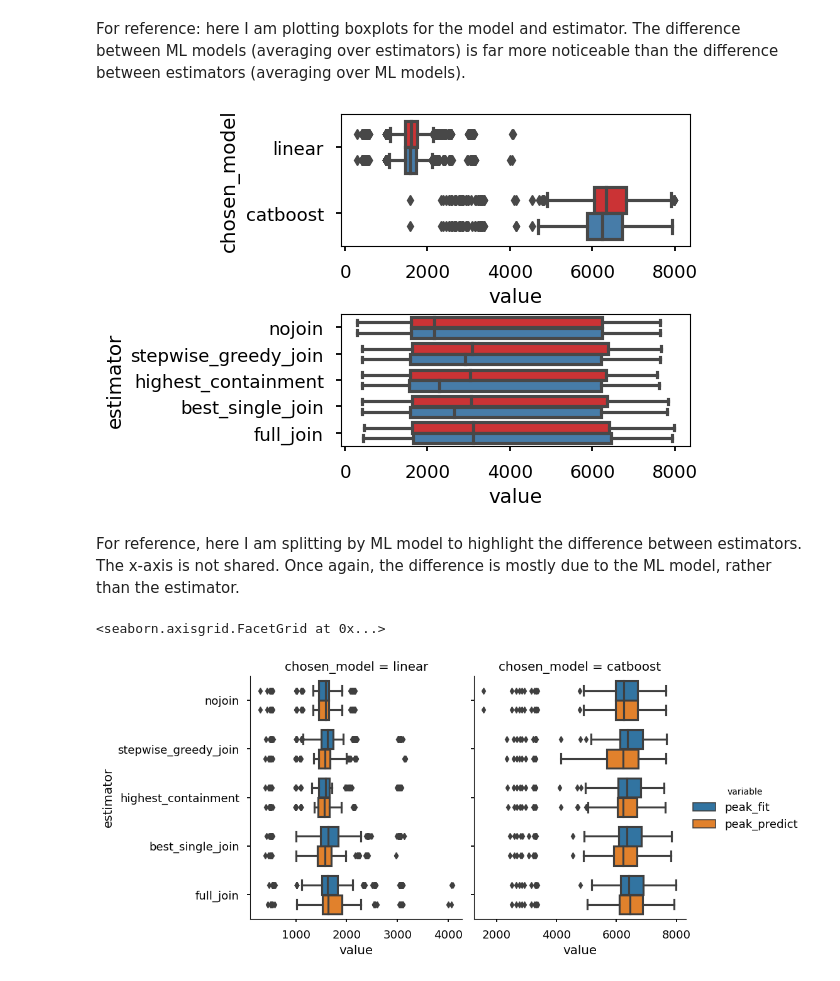
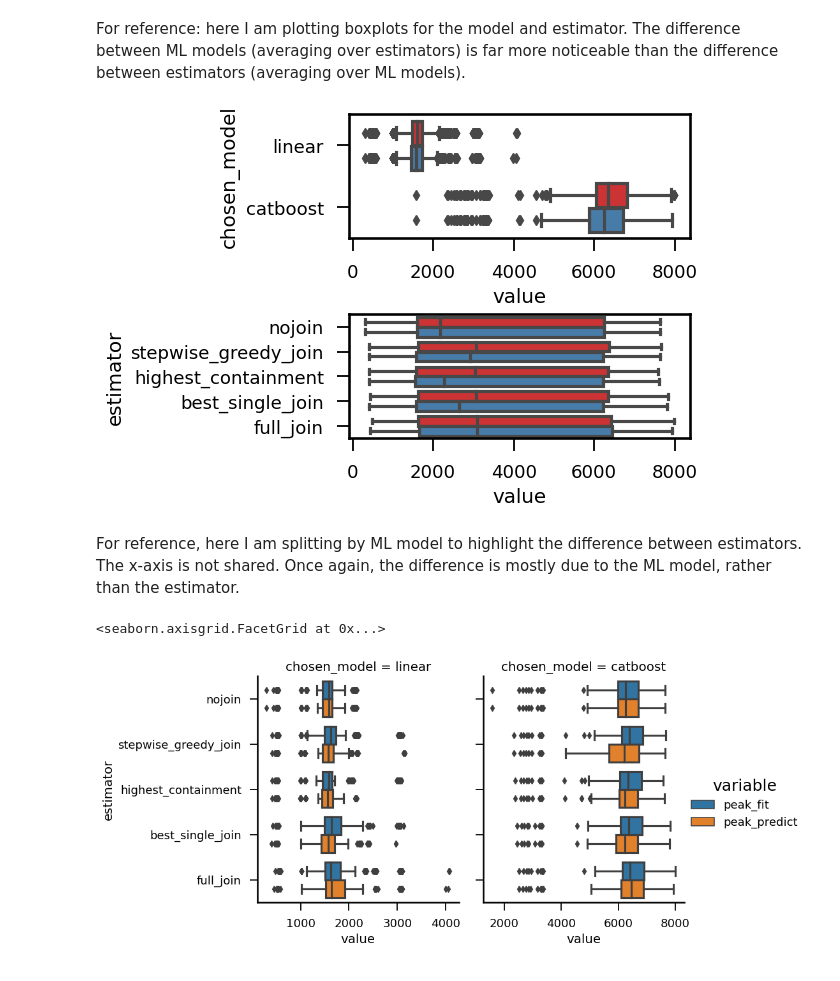
Before and after one commit to rcap107/retrieve-merge-predict, a Jupyter notebook: notebooks/Plot time spent in sections.ipynb, the cells around one changed output. Cells and saved outputs as stored; diff of their text form; code cells hidden in the pictures.

```diff
--- a/notebooks/Plot time spent in sections.ipynb
+++ b/notebooks/Plot time spent in sections.ipynb
@@ -26,3 +27,6 @@ LABEL_MAPPING = plotting.LABEL_MAPPING
 # %% [output]
 The autoreload extension is already loaded. To reload it, use:
   %reload_ext autoreload
+# %%
+sns.set_context("talk")
+plt.style.use("seaborn-v0_8-talk")
@@ -174,23 +425,47 @@ fig.legend(h, l, title="Operation", loc="upper right")
 For reference: here I am plotting boxplots for the model and estimator. The difference between ML models (averaging over estimators) is far more noticeable than the
 difference between estimators (averaging over ML models).
 # %%
-fig, ax = plt.subplots(2,1, figsize=(6, 4), layout="constrained")
-sns.boxplot(data=df_mem.to_pandas(), x="value", y="chosen_model", hue="variable", palette="Set1", dodge=0.15, ax=ax[0])
-sns.boxplot(data=df_mem.to_pandas(), x="value", y="estimator", hue="variable", palette="Set1", dodge=0.15, ax=ax[1])
+fig, ax = plt.subplots(2, 1, figsize=(6, 4), layout="constrained")
+sns.boxplot(
+    data=df_mem.to_pandas(),
+    x="value",
+    y="chosen_model",
+    hue="variable",
+    palette="Set1",
+    dodge=0.15,
+    ax=ax[0],
+)
+sns.boxplot(
+    data=df_mem.to_pandas(),
+    x="value",
+    y="estimator",
+    hue="variable",
+    palette="Set1",
+    dodge=0.15,
+    ax=ax[1],
+)
 # ax.set_xlabel("Peak Memory (MiB)")
 # ax.set_ylabel("Estimator")
 # h, l = ax.get_legend_handles_labels()
 ax[0].get_legend().remove()
 ax[1].get_legend().remove()
 # fig.legend(h, l, title="Operation", loc="upper right")
 # fig.savefig("images/memory_usage.pdf")
 # %% [output]
-[figure, old version]
+[figure, new version]
 # %% [markdown]
 For reference, here I am splitting by ML model to highlight the difference between estimators. The x-axis is not shared. Once again, the difference is mostly
 due to the ML model, rather than the estimator.
 # %%
-sns.catplot(data=df_mem.to_pandas(), x="value",y="estimator", col="chosen_model", hue="variable", kind="box", sharex=False, )
+sns.catplot(
+    data=df_mem.to_pandas(),
+    x="value",
+    y="estimator",
+    col="chosen_model",
+    hue="variable",
+    kind="box",
+    sharex=False,
+)
 # %% [output]
 <seaborn.axisgrid.FacetGrid at 0x...>
-[figure, old version]
+[figure, new version]
```
Also changed, not shown: parts of 24 cells of this notebook, 7 other files.
